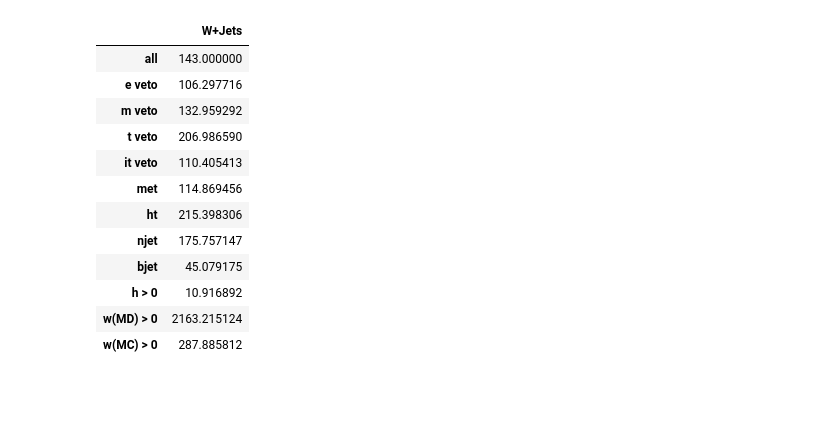
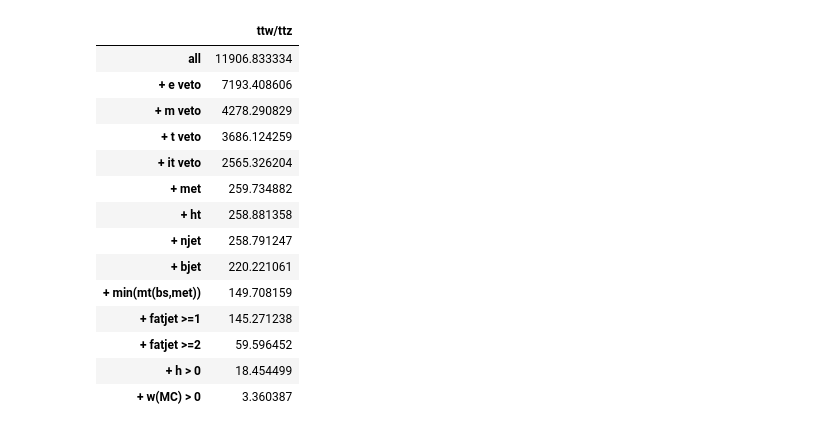
Before and after one commit to mirandabryson/WH-All-Hadronic-Coffea-Tools, a Jupyter notebook: cutflownotebook.ipynb, the cells around one changed output. Cells and saved outputs as stored; diff of their text form; code cells hidden in the pictures; blank space fills up the shorter version.

```diff
--- a/cutflownotebook.ipynb
+++ b/cutflownotebook.ipynb
@@ -26,9 +26,9 @@ def addRowToCutFlow( output, df, name, selection):
     '''
 
     if selection is not None:
-        output['cutflow'][name] += ( sum(df['weight'][selection].flatten() )*137*1000)
+        output['cutflow'][name] += ( sum(df['weight'][selection].flatten() )*137)
     else:
-        output['cutflow'][name] += ( sum(df['weight'].flatten() )*137*1000 )
+        output['cutflow'][name] += ( sum(df['weight'].flatten() )*137)
 
 def getCutFlowTable(output, outputname, lines = ['all']):
     '''
@@ -39,27 +39,6 @@ def getCutFlowTable(output, outputname, lines = ['all']):
     for line in lines:
         res = res.append(pd.DataFrame({outputname : output['cutflow'][line]}, index=[line]))
     return res
-
-def addRowToEfficiency( output, df, name, selection1, selection2):
-    '''
-    add one row with name and selection for each process to the cutflow accumulator
-    '''
-    if ((selection2 is not None) & (selection1 is not None)):
-        output['cutflow_e'][name] += ( sum(df['weight'][selection1].flatten() )/sum(df['weight'][selection2].flatten() ))
-    elif ((selection2 is None) & (selection1 is not None)):
-        output['cutflow_e'][name] += ( sum(df['weight'][selection1].flatten() )/sum(df['weight'].flatten() ))
-    else:
-        output['cutflow_e'][name] += ( sum(df['weight'].flatten() )/ sum(df['weight'].flatten() ))
-
-def getEfficiencyTable(output, outputname, lines = ['all']):
-    '''
-    Takes a cache and returns a formated cut-flow table of processes.
-    Lines and processes have to follow the naming of the coffea processor output.
-    '''
-    res = pd.DataFrame([])
-    for line in lines:
-        res = res.append(pd.DataFrame({outputname : output['cutflow_e'][line]}, index=[line]))
-    return res
 # %%
 #define processor
 
@@ -519,20 +575,23 @@ getEfficiencyTable(output_sig, 'mC750_l1', lines = ['all', 'e veto', 'm veto', '
 # %%
-getEfficiencyTable(output_wjets, 'W+Jets', lines = ['all', 'e veto', 'm veto', 't veto',
-                                                'it veto', 'met', 'ht',
-                                                'njet', 'bjet', 'h > 0', 'w(MD) > 0',
-                                                'w(MC) > 0'])
+getCutFlowTable(output_ttwz, 'ttw/ttz', lines = ['all', '+ e veto', '+ m veto', '+ t veto',
+                                                '+ it veto', '+ met', '+ ht',
+                                                '+ njet', '+ bjet', '+ min(mt(bs,met))',
+                                                '+ fatjet >=1 ', '+ fatjet >=2 ',
+                                                '+ h > 0', '+ w(MC) > 0'])
 # %% [output]
-|  | W+Jets |
-| all | 143.000000 |
-| e veto | 106.297716 |
-| m veto | 132.959292 |
-| t veto | 206.986590 |
-| it veto | 110.405413 |
-| met | 114.869456 |
-| ht | 215.398306 |
-| njet | 175.757147 |
-| bjet | 45.079175 |
-| h > 0 | 10.916892 |
-| w(MD) > 0 | 2163.215124 |
-| w(MC) > 0 | 287.885812 |
+|  | ttw/ttz |
+| all | 11906.833334 |
+| + e veto | 7193.408606 |
+| + m veto | 4278.290829 |
+| + t veto | 3686.124259 |
+| + it veto | 2565.326204 |
+| + met | 259.734882 |
+| + ht | 258.881358 |
+| + njet | 258.791247 |
+| + bjet | 220.221061 |
+| + min(mt(bs,met)) | 149.708159 |
+| + fatjet >=1 | 145.271238 |
+| + fatjet >=2 | 59.596452 |
+| + h > 0 | 18.454499 |
+| + w(MC) > 0 | 3.360387 |
 # %%
```
Also changed, not shown: parts of 12 cells of this notebook, 6 other files.
